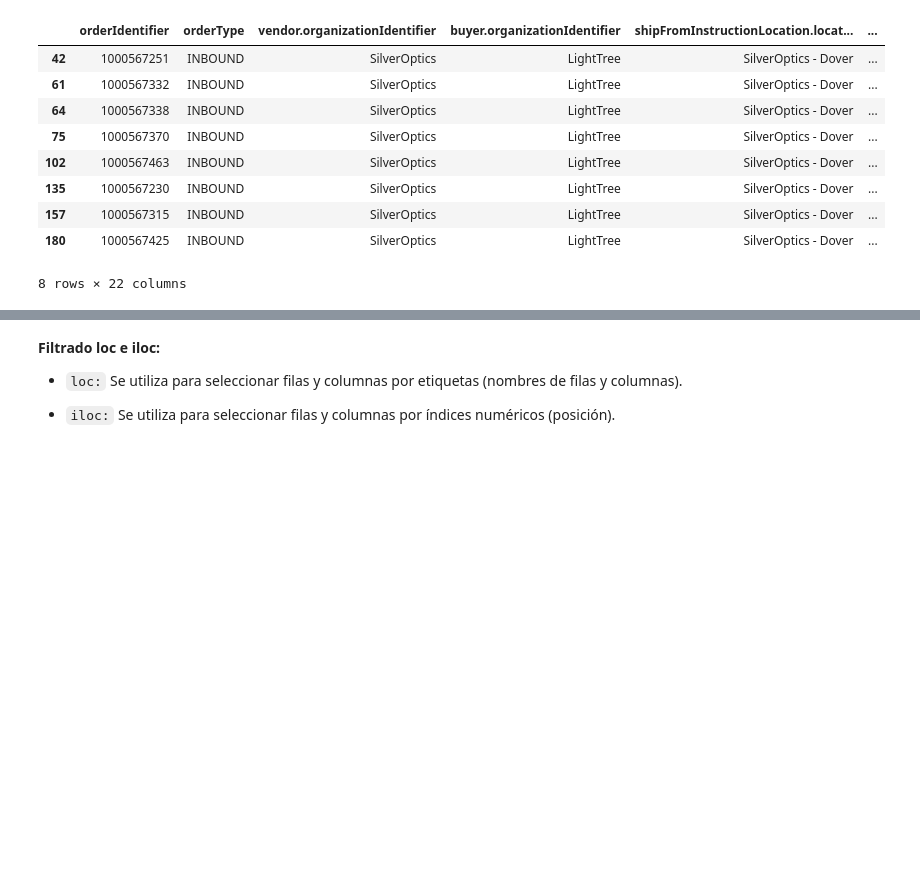
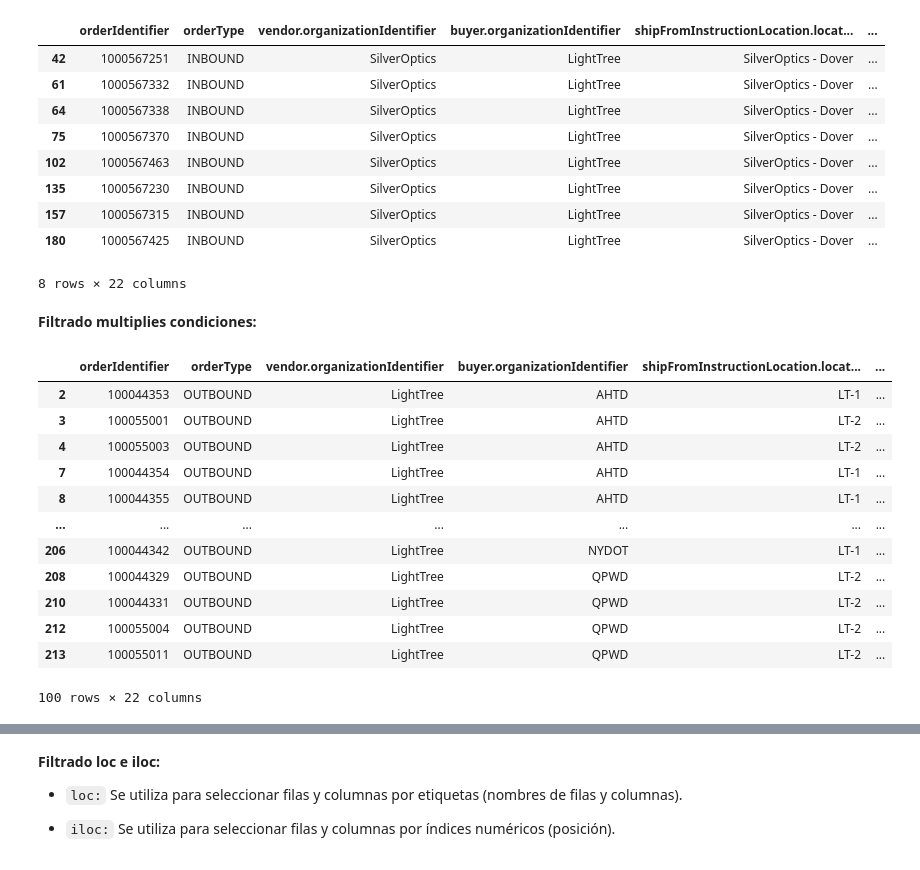
Before and after one commit to cdsaineac/Bootcamp-DS-202604, a Jupyter notebook: Clase 05 - Pandas/intro_pandas.ipynb, the cells around one changed output, grey strips where cells are left out. Saved outputs shown, nothing was run; the diff lists cells and outputs as text; code cells hidden in the pictures; blank space fills up the shorter version.

```diff
--- a/Clase 05 - Pandas/intro_pandas.ipynb
+++ b/Clase 05 - Pandas/intro_pandas.ipynb
@@ -183,4 +183,6 @@ datos_excel[(datos_excel['vendor.organizationIdentifier'] == 'SilverOptics')]
 | 157 | 1000567315 | INBOUND | SilverOptics | LightTree | SilverOptics - Dover | ... |
 | 180 | 1000567425 | INBOUND | SilverOptics | LightTree | SilverOptics - Dover | ... |
 8 rows × 22 columns
+# %% [markdown]
+**Filtrado multiplies condiciones:**
 # %%
@@ -187 +190,18 @@ datos_excel[(datos_excel['vendor.organizationIdentifier'] == 'SilverOptics')]
 datos_excel[(datos_excel['vendor.organizationIdentifier'] == 'SilverOptics') & (datos_excel['quantity'] > 200)]
+# %%
+## Disyuncion con el simbolo |
+datos_excel[(datos_excel['vendor.organizationIdentifier'] == 'SilverOptics') | (datos_excel['quantity'] > 200)]
+# %% [output]
+|  | orderIdentifier | orderType | vendor.organizationIdentifier | buyer.organizationIdentifier | shipFromInstructionLocation.locat... | ... |
+| 2 | 100044353 | OUTBOUND | LightTree | AHTD | LT-1 | ... |
+| 3 | 100055001 | OUTBOUND | LightTree | AHTD | LT-2 | ... |
+| 4 | 100055003 | OUTBOUND | LightTree | AHTD | LT-2 | ... |
+| 7 | 100044354 | OUTBOUND | LightTree | AHTD | LT-1 | ... |
+| 8 | 100044355 | OUTBOUND | LightTree | AHTD | LT-1 | ... |
+| ... | ... | ... | ... | ... | ... | ... |
+| 206 | 100044342 | OUTBOUND | LightTree | NYDOT | LT-1 | ... |
+| 208 | 100044329 | OUTBOUND | LightTree | QPWD | LT-2 | ... |
+| 210 | 100044331 | OUTBOUND | LightTree | QPWD | LT-2 | ... |
+| 212 | 100055004 | OUTBOUND | LightTree | QPWD | LT-2 | ... |
+| 213 | 100055011 | OUTBOUND | LightTree | QPWD | LT-2 | ... |
+100 rows × 22 columns
```
Also changed, not shown: parts of 3 cells of this notebook.
